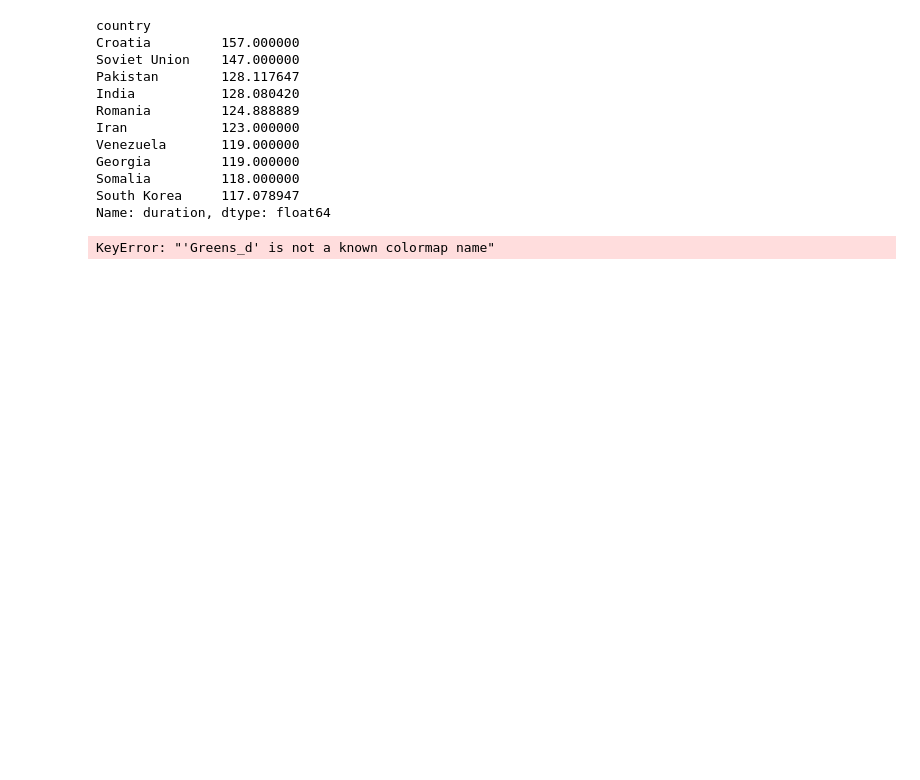
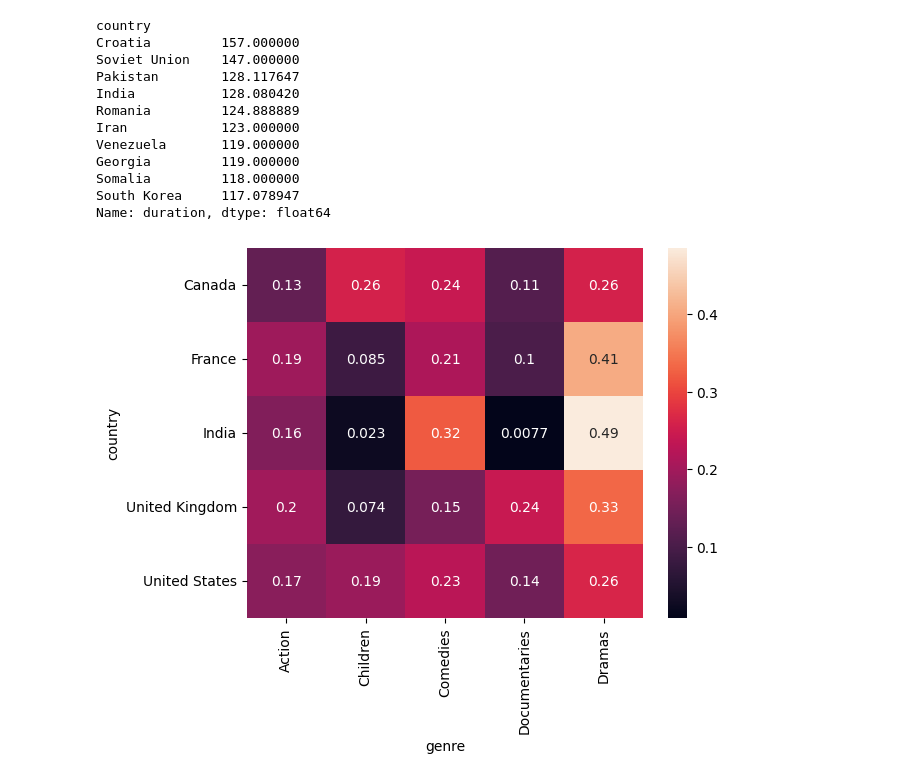
Before and after one commit to ppereira98/netflix-eda, a Jupyter notebook: eda.ipynb, the cells around one changed output. Saved outputs shown, nothing was run; the diff lists cells and outputs as text; code cells hidden in the pictures; blank space fills up the shorter version.

```diff
--- a/eda.ipynb
+++ b/eda.ipynb
@@ -183,12 +192,12 @@ Name: duration, dtype: float64
 # %%
 #Is there a relationship between the country a title is from and its rating (e.g. TV-MA, PG-13)? Focus on the top 5 countries and top 5 ratings.
 
 top_countries = df['country'].value_counts().sort_values(ascending=False).iloc[0:5].index
 top_genre = df['genre'].value_counts().sort_values(ascending=False).iloc[0:5].index
 
 top_countries_ratings = df[df['country'].isin(top_countries) & df['genre'].isin(top_genre)]
 crosstab = pd.crosstab(top_countries_ratings['country'], top_countries_ratings['genre'], normalize='index')
-sns.heatmap(crosstab, annot=True, cmap='Greens_d')
+sns.heatmap(crosstab, annot=True)
 plt.show()
 # %% [output]
-KeyError: "'Greens_d' is not a known colormap name"
+[figure, added]
```
Also changed, not shown: parts of 1 cell of this notebook.
